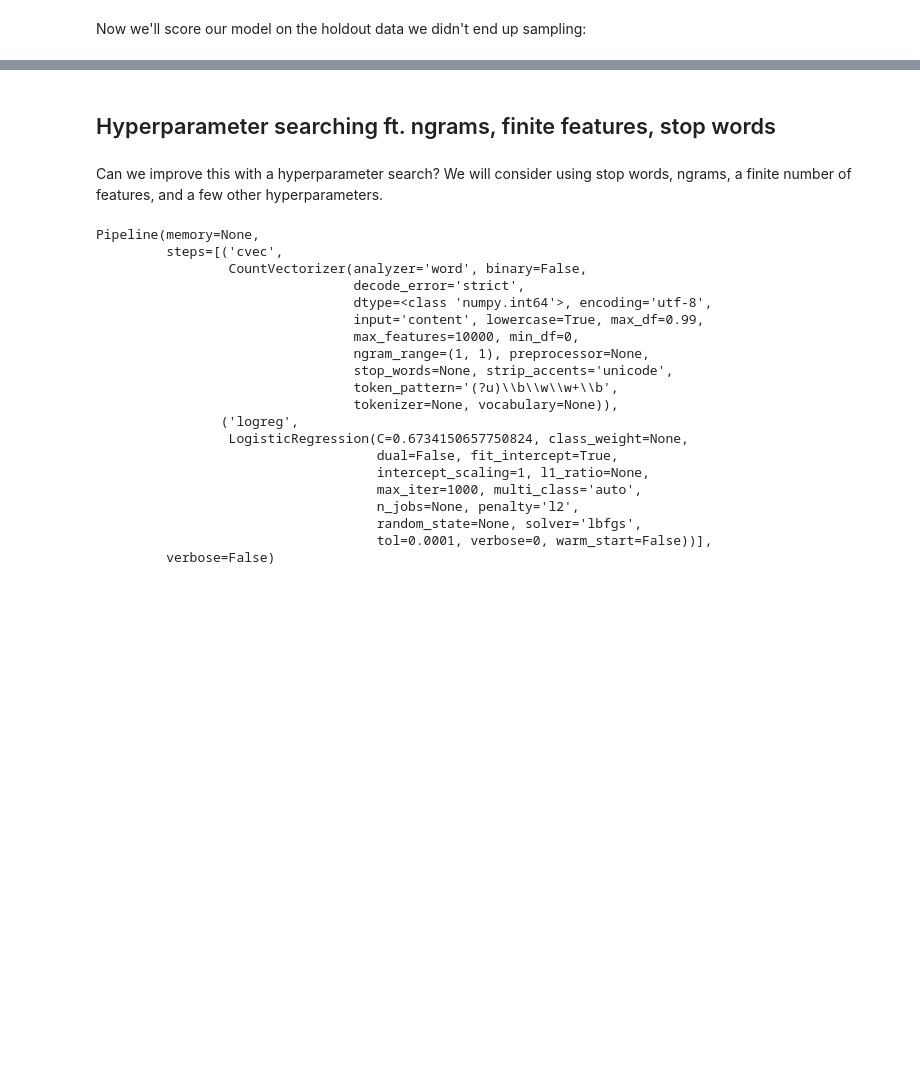
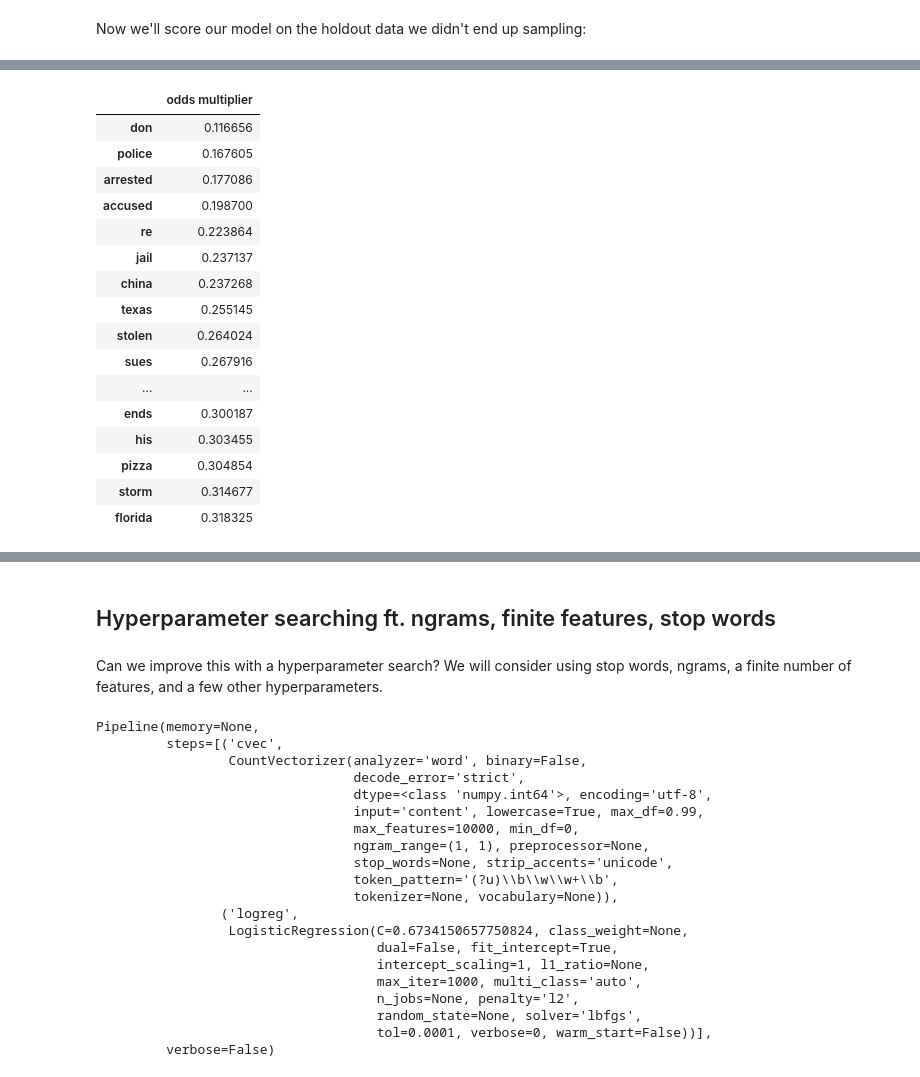
Before and after one commit to nicholasjin/theonion_vs_nottheonion, a Jupyter notebook: 02_CountVectorizer_Models.ipynb, the cells around one changed output, grey strips where cells are left out. Saved outputs shown, nothing was run; the diff lists cells and outputs as text; code cells hidden in the pictures; blank space fills up the shorter version.

```diff
--- a/02_CountVectorizer_Models.ipynb
+++ b/02_CountVectorizer_Models.ipynb
@@ -220,0 +236,20 @@ pipe.score(nottheonion_holdout["title"], nottheonion_holdout["is_onion"])
+# %%
+pd.DataFrame(np.exp(pipe[1].coef_[0]), index=pipe[0].get_feature_names(), columns=["odds multiplier"]).sort_values("odds multiplier").head(20)
+# %% [output]
+|  | odds multiplier |
+| don | 0.116656 |
+| police | 0.167605 |
+| arrested | 0.177086 |
+| accused | 0.198700 |
+| re | 0.223864 |
+| jail | 0.237137 |
+| china | 0.237268 |
+| texas | 0.255145 |
+| stolen | 0.264024 |
+| sues | 0.267916 |
+| ... | ... |
+| ends | 0.300187 |
+| his | 0.303455 |
+| pizza | 0.304854 |
+| storm | 0.314677 |
+| florida | 0.318325 |
```
Also changed, not shown: parts of 13 cells of this notebook, 6 other files.
